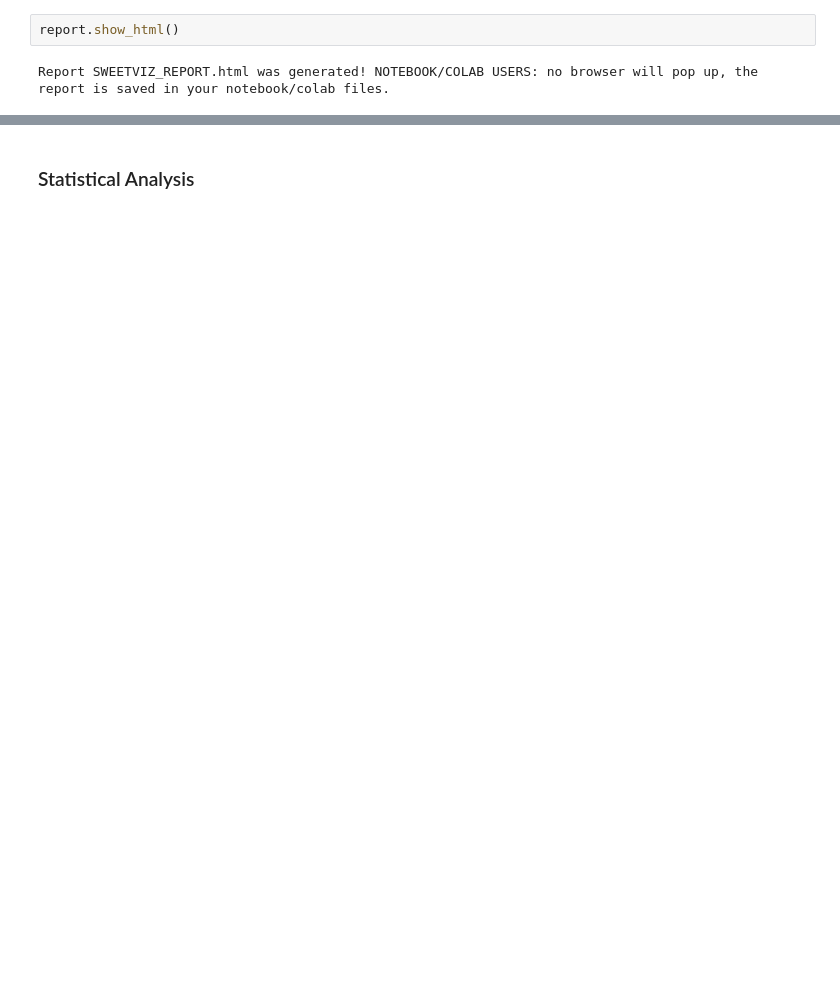
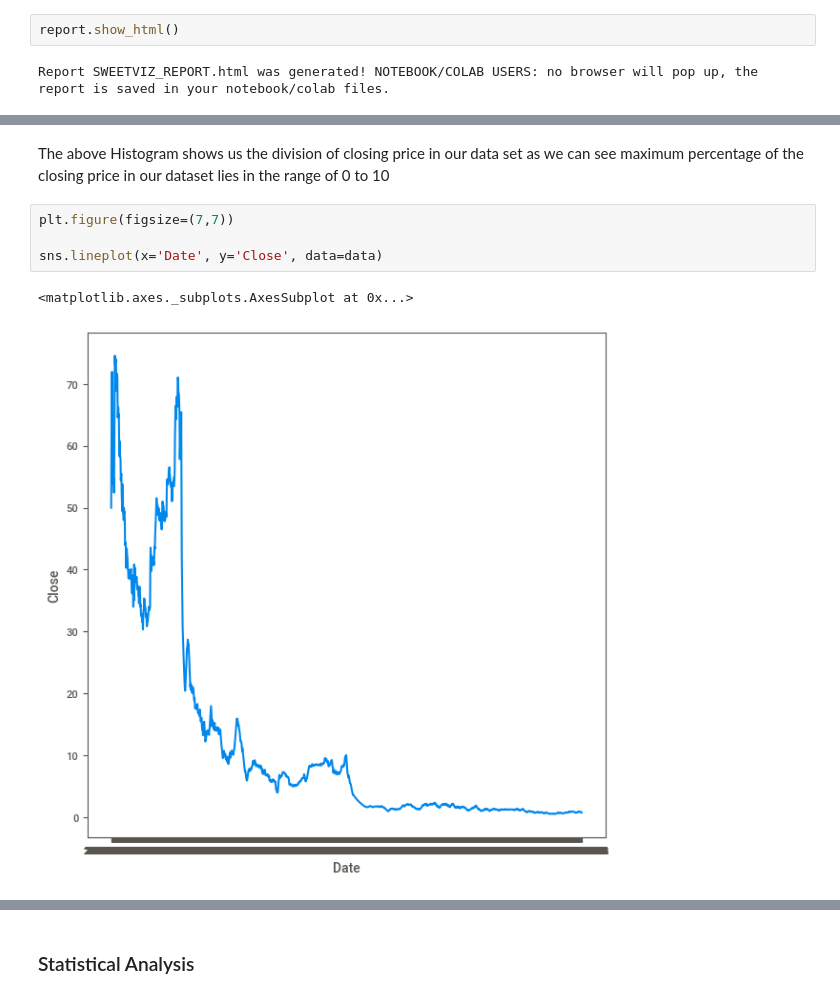
Before and after one commit to sahibasachdeva/AI-Project, a Jupyter notebook: Data Acquisition & Understanding/EDA.ipynb, the cells around one changed output, grey strips where cells are left out. Saved outputs shown, nothing was run; the diff lists cells and outputs as text; blank space fills up the shorter version.

```diff
--- a/Data Acquisition & Understanding/EDA.ipynb
+++ b/Data Acquisition & Understanding/EDA.ipynb
@@ -93,0 +98,9 @@ Report SWEETVIZ_REPORT.html was generated! NOTEBOOK/COLAB USERS: no browser will
+# %% [markdown]
+The above Histogram shows us the division of closing price in our data set as we can see maximum percentage of the closing price in our dataset lies in the range of 0 to 10
+# %%
+plt.figure(figsize=(7,7))
+
+sns.lineplot(x='Date', y='Close', data=data)
+# %% [output]
+<matplotlib.axes._subplots.AxesSubplot at 0x...>
+[figure, added]
```
Also changed, not shown: parts of 32 cells of this notebook.
